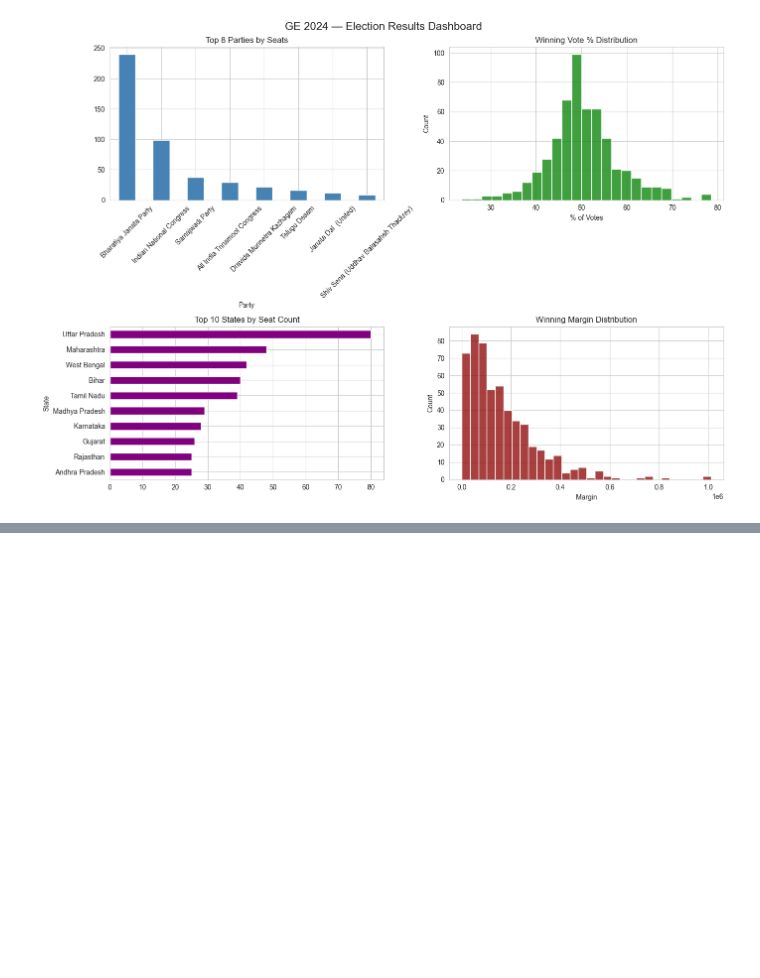
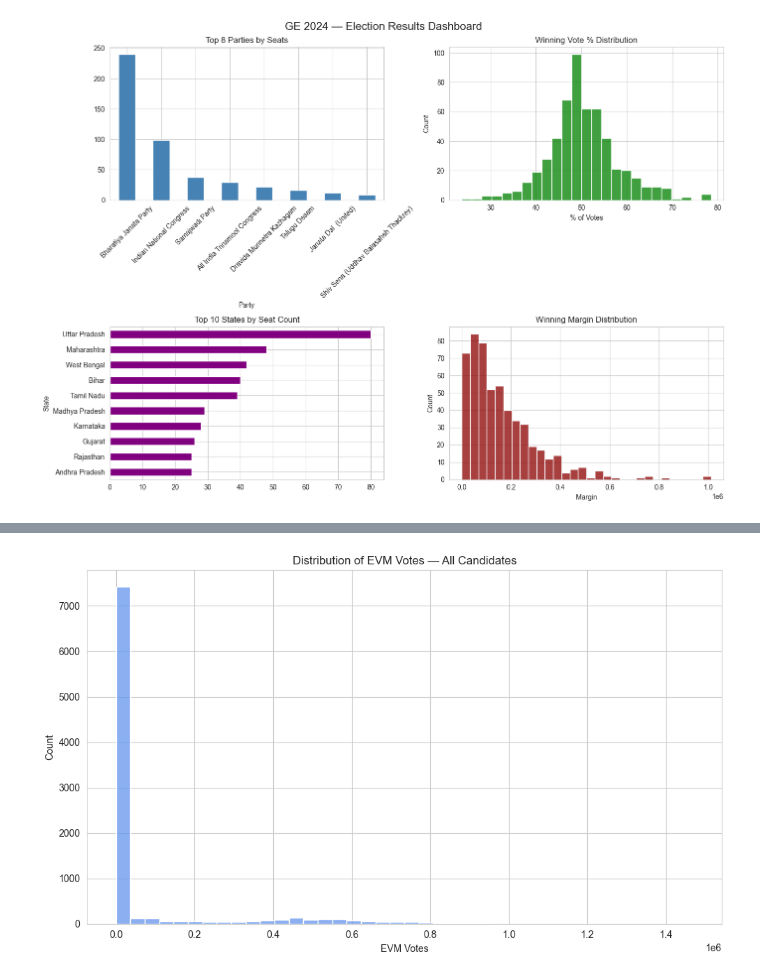
Before and after one commit to geershatisaxena/Election, a Jupyter notebook: res.ipynb, the cells around one changed output, grey strips where cells are left out. Drawn from its saved outputs; the diff is of its cells as text; code cells hidden in the pictures; blank space fills up the shorter version.

```diff
--- a/res.ipynb
+++ b/res.ipynb
@@ -1257,0 +1286,7 @@ plt.tight_layout()
+# %%
+plt.figure(figsize=(10, 6))
+sns.histplot(df["EVM Votes"], bins=40, color="cornflowerblue")
+plt.title("Distribution of EVM Votes — All Candidates")
+plt.tight_layout()
+# %% [output]
+[figure, added]
```
Also changed, not shown: parts of 6 cells of this notebook.
